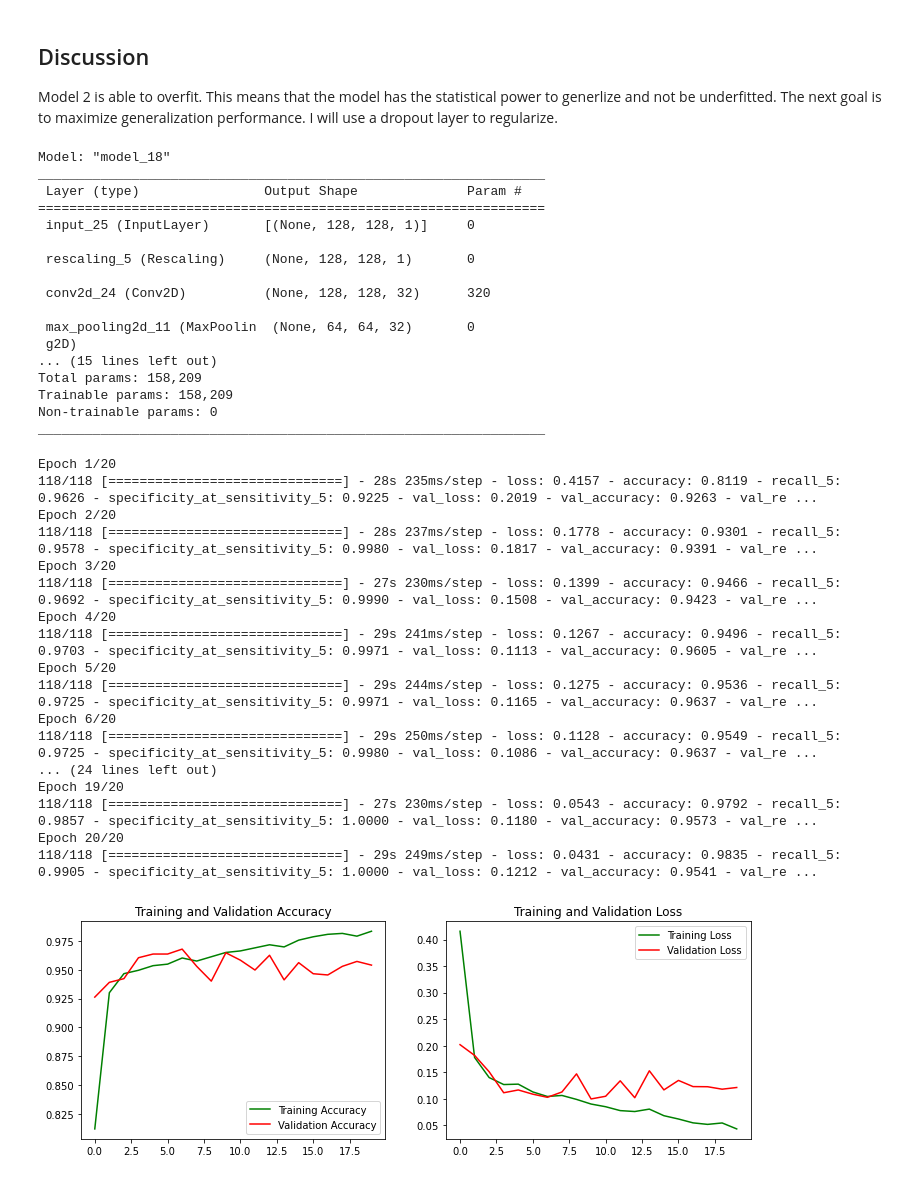
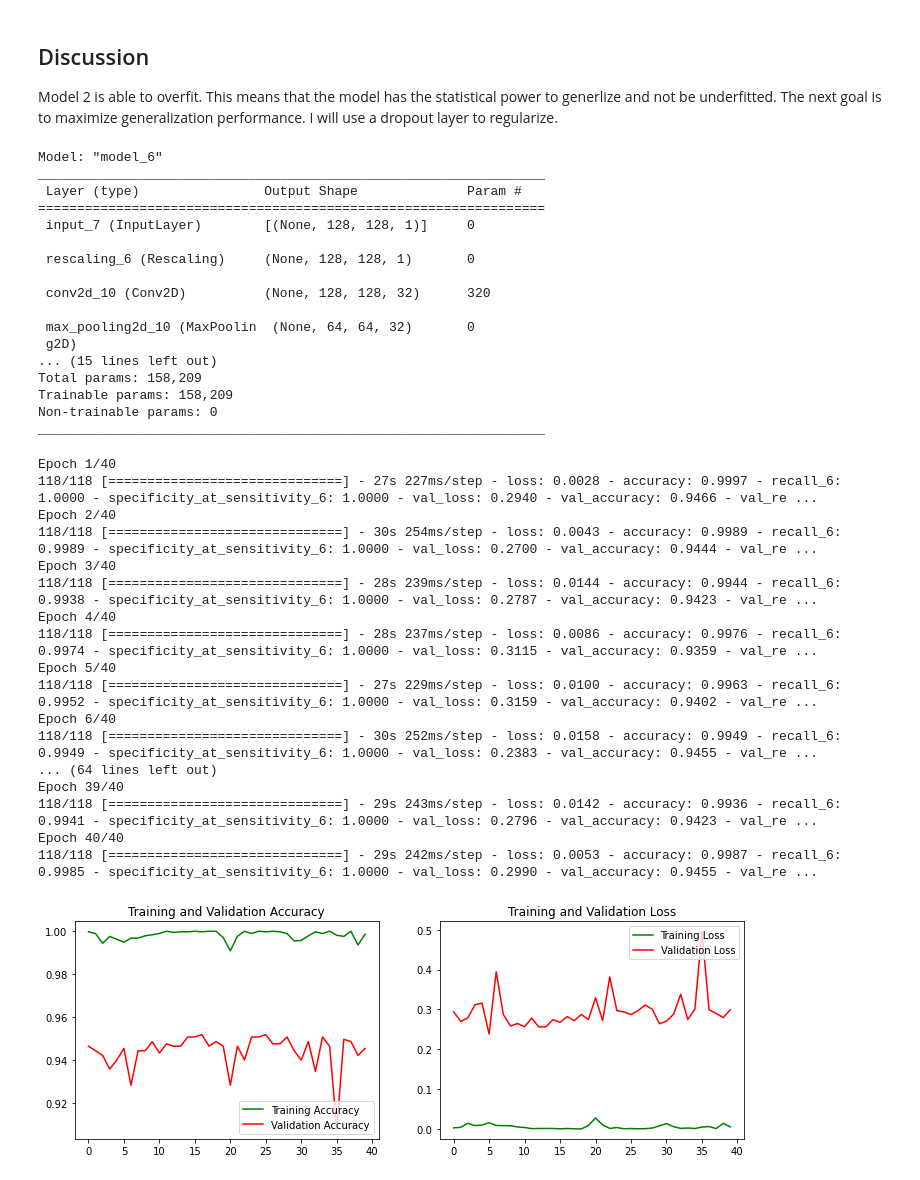
Before and after one commit to kjspring/Pneumonia-detection-using-CNN, a Jupyter notebook: notebook.ipynb, the cells around one changed output. Cells and saved outputs as stored; diff of their text form; code cells hidden in the pictures.

Commit message:
finished up to model 5

```diff
--- a/notebook.ipynb
+++ b/notebook.ipynb
@@ -48,0 +36,18 @@ PNEUMONIA file count: 1
+# %%
+def file_count(path, class_name):
+    dir_path = os.path.join(path, class_name + '/')
+    for root_dir, cur_dir, files in os.walk(dir_path):
+        count = len(files)
+        count += len(files)
+    print(f'{class_name} file count: {count}')
+    return count
+
+normal_count = file_count(PATH, 'NORMAL')
+pneumonia_count = file_count(PATH, 'PNEUMONIA')
+total_count = normal_count + pneumonia_count
+
+normal_weight = total_count / (2*normal_count)
+pneumonia_weight = total_count / (2*pneumonia_count)
+
+print(f'NORMAL weight: {normal_weight}')
+print(f'PNEUMONIA weight: {pneumonia_weight}')
@@ -250,7 +240,7 @@ def plot_fun(model, epochs):
 #import tensorflow.keras import layers
 
 batch_size = 32
-learning_rate = 3e-4
+learning_rate = 5e-4 #1e-3 #3e-4
 epochs = 30
 
 # Baseline model
@@ -280,12 +270,12 @@ callbacks = [
 ]
 
 # Fit model
-class_weights = {0: .74,
-                1: .26}
+class_weights = {0: normal_weight,
+                1: pneumonia_weight}
 model_baseline_fit = model_baseline.fit(train_ds,
                                          epochs=epochs,
                                          validation_data = val_ds,
                                          batch_size=batch_size,
                                          callbacks=callbacks,
-                                         class_weights='balanced')
+                                         class_weight=class_weights)
 # %% [output]
@@ -423,17 +428,17 @@ callbacks = [
         monitor='val_loss')
 ]
 # %% [output]
-Model: "model_18"
+Model: "model_6"
 _________________________________________________________________
  Layer (type)                Output Shape              Param #
 =================================================================
- input_25 (InputLayer)       [(None, 128, 128, 1)]     0
+ input_7 (InputLayer)        [(None, 128, 128, 1)]     0
 
- rescaling_5 (Rescaling)     (None, 128, 128, 1)       0
+ rescaling_6 (Rescaling)     (None, 128, 128, 1)       0
 
- conv2d_24 (Conv2D)          (None, 128, 128, 32)      320
+ conv2d_10 (Conv2D)          (None, 128, 128, 32)      320
 
- max_pooling2d_11 (MaxPoolin  (None, 64, 64, 32)       0
+ max_pooling2d_10 (MaxPoolin  (None, 64, 64, 32)       0
  g2D)
 ... (15 lines left out)
 Total params: 158,209
@@ -442,32 +447,33 @@ Non-trainable params: 0
 _________________________________________________________________
 # %%
 # Fit model
-epochs=20
+epochs=40
 model3_fit = model3.fit(train_ds,
                         #steps_per_epoch=len(train_ds),
                          epochs=epochs,
                          validation_data = val_ds,
                          batch_size=batch_size,
                          callbacks=callbacks,
+                         class_weight=class_weights,
                          verbose=1)
 
 plot_fun(model3_fit, epochs)
 # %% [output]
-Epoch 1/20
-118/118 [==============================] - 28s 235ms/step - loss: 0.4157 - accuracy: 0.8119 - recall_5: 0.9626 - specificity_at_sensitivity_5: 0.9225 - val_loss: 0.2019 - val_accuracy: 0.9263 - val_re ...
-Epoch 2/20
-118/118 [==============================] - 28s 237ms/step - loss: 0.1778 - accuracy: 0.9301 - recall_5: 0.9578 - specificity_at_sensitivity_5: 0.9980 - val_loss: 0.1817 - val_accuracy: 0.9391 - val_re ...
-Epoch 3/20
-118/118 [==============================] - 27s 230ms/step - loss: 0.1399 - accuracy: 0.9466 - recall_5: 0.9692 - specificity_at_sensitivity_5: 0.9990 - val_loss: 0.1508 - val_accuracy: 0.9423 - val_re ...
-Epoch 4/20
-118/118 [==============================] - 29s 241ms/step - loss: 0.1267 - accuracy: 0.9496 - recall_5: 0.9703 - specificity_at_sensitivity_5: 0.9971 - val_loss: 0.1113 - val_accuracy: 0.9605 - val_re ...
-Epoch 5/20
-118/118 [==============================] - 29s 244ms/step - loss: 0.1275 - accuracy: 0.9536 - recall_5: 0.9725 - specificity_at_sensitivity_5: 0.9971 - val_loss: 0.1165 - val_accuracy: 0.9637 - val_re ...
-Epoch 6/20
-118/118 [==============================] - 29s 250ms/step - loss: 0.1128 - accuracy: 0.9549 - recall_5: 0.9725 - specificity_at_sensitivity_5: 0.9980 - val_loss: 0.1086 - val_accuracy: 0.9637 - val_re ...
-... (24 lines left out)
-Epoch 19/20
-118/118 [==============================] - 27s 230ms/step - loss: 0.0543 - accuracy: 0.9792 - recall_5: 0.9857 - specificity_at_sensitivity_5: 1.0000 - val_loss: 0.1180 - val_accuracy: 0.9573 - val_re ...
-Epoch 20/20
-118/118 [==============================] - 29s 249ms/step - loss: 0.0431 - accuracy: 0.9835 - recall_5: 0.9905 - specificity_at_sensitivity_5: 1.0000 - val_loss: 0.1212 - val_accuracy: 0.9541 - val_re ...
+Epoch 1/40
+118/118 [==============================] - 27s 227ms/step - loss: 0.0028 - accuracy: 0.9997 - recall_6: 1.0000 - specificity_at_sensitivity_6: 1.0000 - val_loss: 0.2940 - val_accuracy: 0.9466 - val_re ...
+Epoch 2/40
+118/118 [==============================] - 30s 254ms/step - loss: 0.0043 - accuracy: 0.9989 - recall_6: 0.9989 - specificity_at_sensitivity_6: 1.0000 - val_loss: 0.2700 - val_accuracy: 0.9444 - val_re ...
+Epoch 3/40
+118/118 [==============================] - 28s 239ms/step - loss: 0.0144 - accuracy: 0.9944 - recall_6: 0.9938 - specificity_at_sensitivity_6: 1.0000 - val_loss: 0.2787 - val_accuracy: 0.9423 - val_re ...
+Epoch 4/40
+118/118 [==============================] - 28s 237ms/step - loss: 0.0086 - accuracy: 0.9976 - recall_6: 0.9974 - specificity_at_sensitivity_6: 1.0000 - val_loss: 0.3115 - val_accuracy: 0.9359 - val_re ...
+Epoch 5/40
+118/118 [==============================] - 27s 229ms/step - loss: 0.0100 - accuracy: 0.9963 - recall_6: 0.9952 - specificity_at_sensitivity_6: 1.0000 - val_loss: 0.3159 - val_accuracy: 0.9402 - val_re ...
+Epoch 6/40
+118/118 [==============================] - 30s 252ms/step - loss: 0.0158 - accuracy: 0.9949 - recall_6: 0.9949 - specificity_at_sensitivity_6: 1.0000 - val_loss: 0.2383 - val_accuracy: 0.9455 - val_re ...
+... (64 lines left out)
+Epoch 39/40
+118/118 [==============================] - 29s 243ms/step - loss: 0.0142 - accuracy: 0.9936 - recall_6: 0.9941 - specificity_at_sensitivity_6: 1.0000 - val_loss: 0.2796 - val_accuracy: 0.9423 - val_re ...
+Epoch 40/40
+118/118 [==============================] - 29s 242ms/step - loss: 0.0053 - accuracy: 0.9987 - recall_6: 0.9985 - specificity_at_sensitivity_6: 1.0000 - val_loss: 0.2990 - val_accuracy: 0.9455 - val_re ...
-[figure, old version]
+[figure, new version]
```
Also changed, not shown: parts of 25 cells of this notebook.
